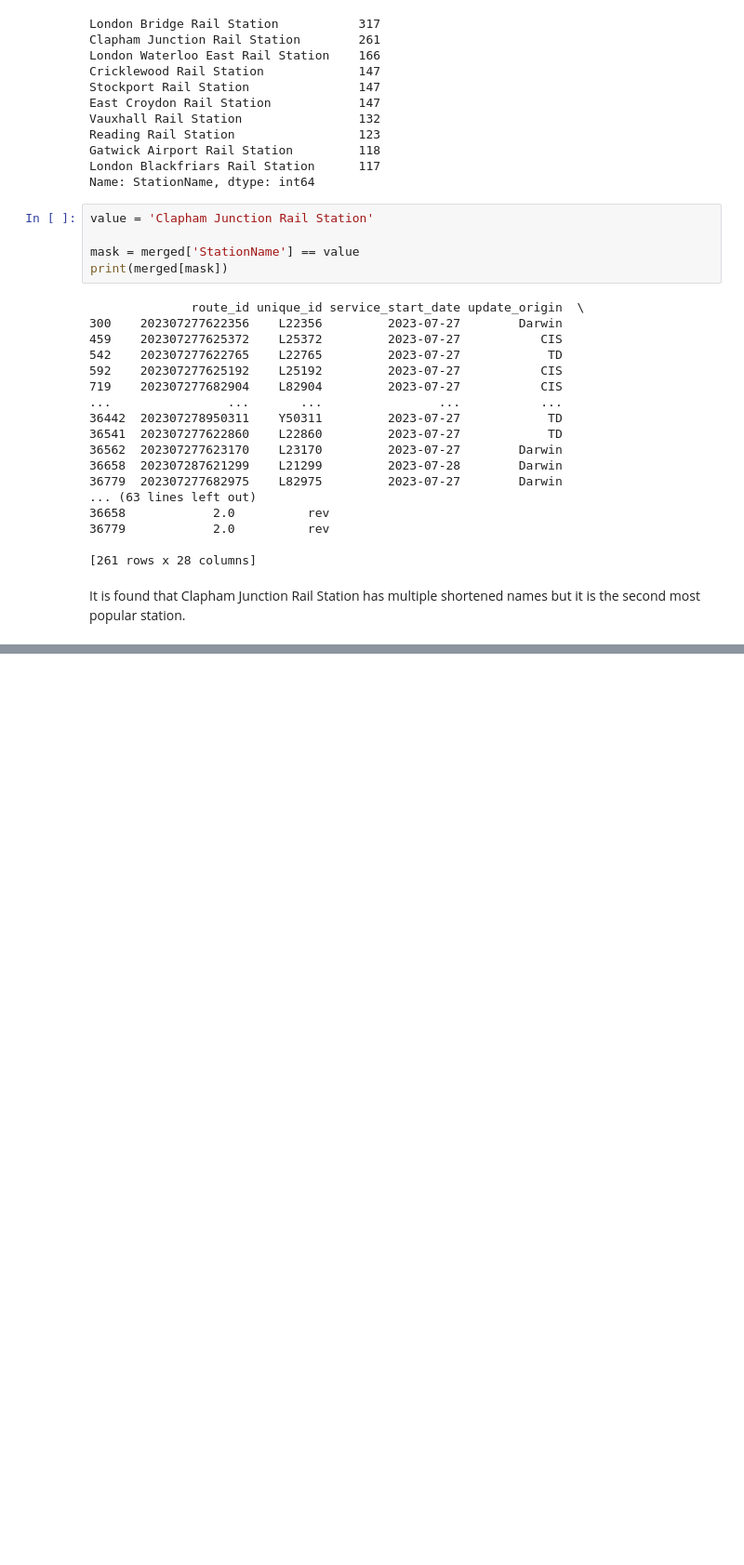
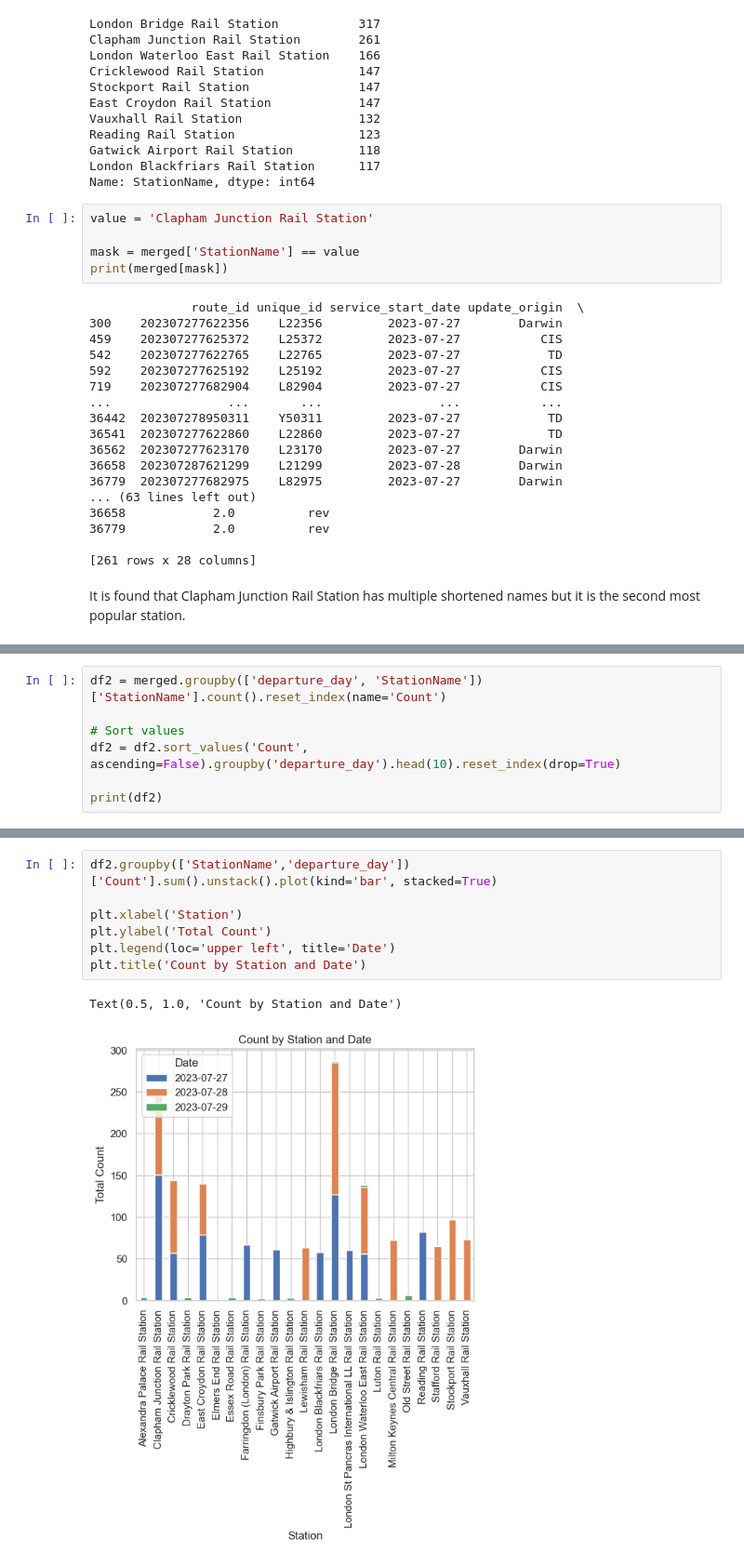
Before and after one commit to AndrewJarjis/FinalProject, a Jupyter notebook: DEprojectEDA.ipynb, the cells around one changed output, grey strips where cells are left out. Shown at 93% size. Saved outputs shown, nothing was run; the diff lists cells and outputs as text; blank space fills up the shorter version.

```diff
--- a/DEprojectEDA.ipynb
+++ b/DEprojectEDA.ipynb
@@ -254,0 +342,7 @@ plt.show()
+# %%
+df2 = merged.groupby(['departure_day', 'StationName'])['StationName'].count().reset_index(name='Count')
+
+# Sort values
+df2 = df2.sort_values('Count', ascending=False).groupby('departure_day').head(10).reset_index(drop=True)
+
+print(df2)
@@ -254,0 +367,10 @@ plt.show()
+# %%
+df2.groupby(['StationName','departure_day'])['Count'].sum().unstack().plot(kind='bar', stacked=True)
+
+plt.xlabel('Station')
+plt.ylabel('Total Count')
+plt.legend(loc='upper left', title='Date')
+plt.title('Count by Station and Date')
+# %% [output]
+Text(0.5, 1.0, 'Count by Station and Date')
+[figure, added]
```
Also changed, not shown: parts of 11 cells of this notebook.
